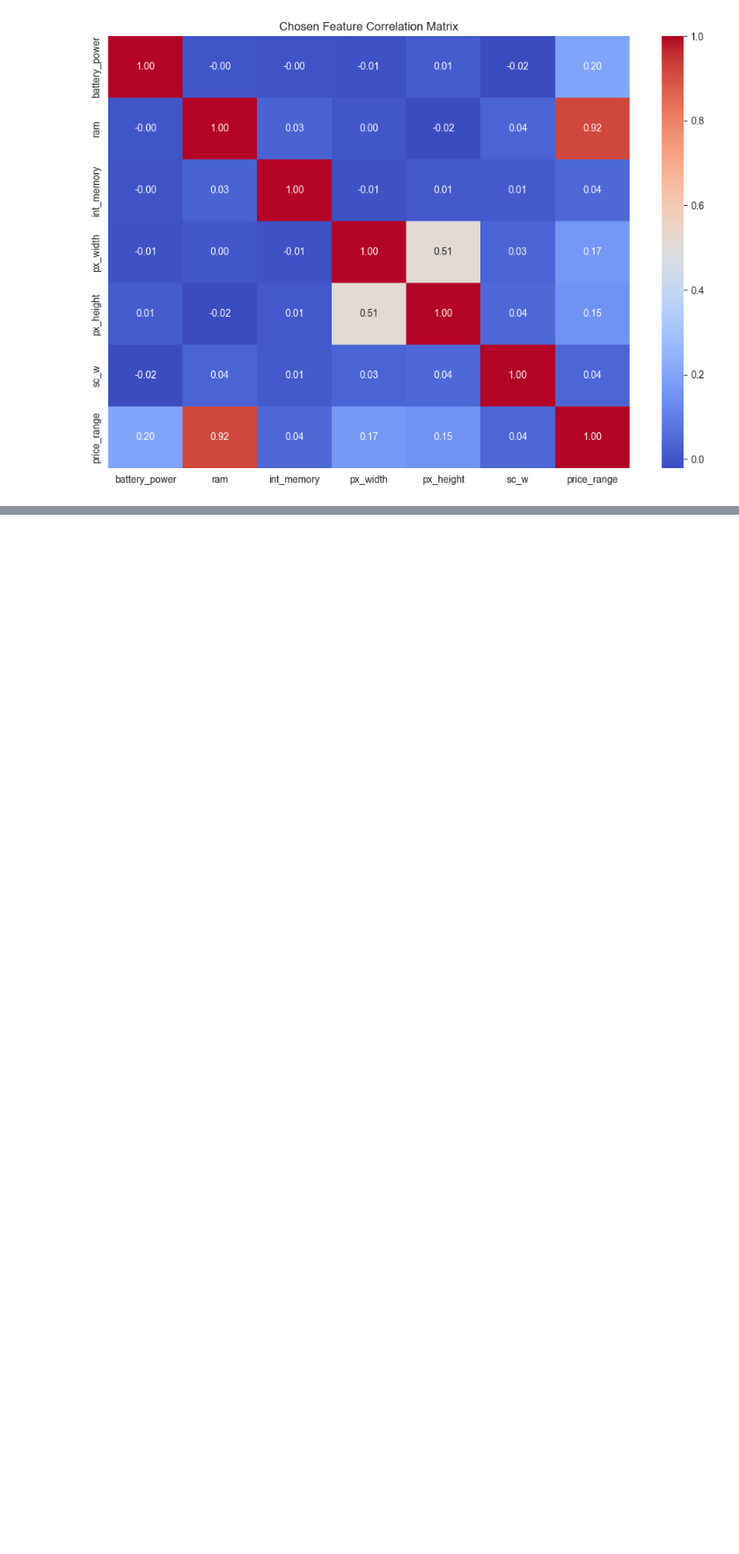
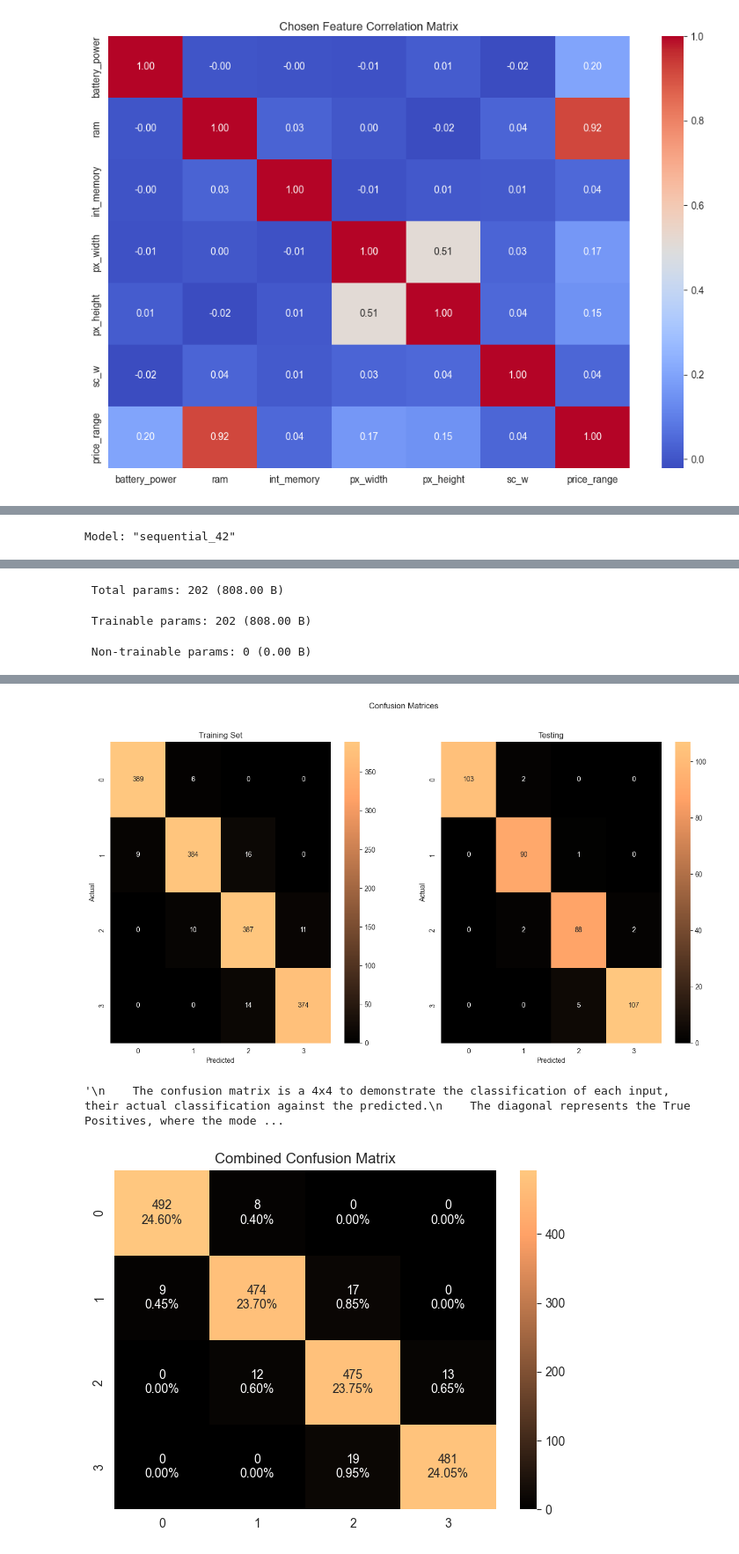
Before and after one commit to M-Byte480/cs4287-NNC-Multi-Layer-Perceptron-Phone-Price-Classifier, a Jupyter notebook: CS4287-Prj1-21308128-21331308.ipynb, the cells around one changed output, grey strips where cells are left out. Shown at 88% size. Drawn from its saved outputs; the diff is of its cells as text; code cells hidden in the pictures; blank space fills up the shorter version.

```diff
--- a/CS4287-Prj1-21308128-21331308.ipynb
+++ b/CS4287-Prj1-21308128-21331308.ipynb
@@ -279,12 +323,40 @@ def selu_prime(y: float, scale = 1, alpha = 1):
 # %%
-# Loss Functions
-def mean(output_activations: float, actual: float) -> float:
-    """Return the vector of partial derivatives partial C_x partial a for the output activations."""
-    return output_activations-actual
+LEARNING_RATE = 0.001
+EPOCH = 40
+MINI_BATCH_SIZE = 10
+VERBOSE = 0
+NUMBER_OF_CLASSIFICATIONS = 4
+ACTIVATION_FUNCTION = 'relu'
 
-def mean_squared_error(output_activations, actual):
-    return np.square(output_activations - actual)
+x_train, x_test, y_train, y_test = split_and_normalise_data(5)
 
-def cross_entropy_loss(output, expected_output):
-    output = np.clip(output, 1e-12, 1. - 1e-12)
-    return -np.sum(expected_output * np.log(output)) / output.shape[0]
+adam_optimizer = tf.keras.optimizers.Adam(learning_rate=LEARNING_RATE)
+
+model = ClassificationMultiLayerPerceptron(
+    LAYERS = [6, 18],
+    EPOCH = EPOCH,
+    MINI_BATCH_SIZE = MINI_BATCH_SIZE,
+    VERBOSE = VERBOSE,
+    NUMBER_OF_CLASSIFICATIONS = NUMBER_OF_CLASSIFICATIONS,
+    ACTIVATION_FUNCTION = ACTIVATION_FUNCTION
+)
+
+model.get_summary()
+
+model.compile(OPTIMIZER=adam_optimizer, LOSS_FUNCTION='sparse_categorical_crossentropy', METRICS = ['accuracy'])
+
+model.fit(training=(x_train, y_train), testing=(x_test, y_test))
+
+model.generate_confusion_matrix(training=(x_train, y_train), testing=(x_test, y_test))
+model.plot_confusion_matrix()
+
+"""
+    The confusion matrix is a 4x4 to demonstrate the classification of each input, their actual classification against the predicted.
+    The diagonal represents the True Positives, where the model correctly classified the input
+        (0 classed in 0, 1 classed in 1, etc)
+    The values above the diagonal are False Negatives, where the model predicted to belong in a different class than where they actually belonged.
+        (0 classed in 1, 2, 3. Looking at the row)
+    Values below the diagonal are False Positives, where the outputs belonged in a different class yet predicted incorrectly.
+        (1, 2, 3 classed into 0. Looking at the column)
+"""
+# %% [output]
@@ -290,0 +367 @@ def cross_entropy_loss(output, expected_output):
+Model: "sequential_42"
@@ -290,0 +375,3 @@ def cross_entropy_loss(output, expected_output):
+ Total params: 202 (808.00 B)
+ Trainable params: 202 (808.00 B)
+ Non-trainable params: 0 (0.00 B)
@@ -290,0 +380,3 @@ def cross_entropy_loss(output, expected_output):
+[figure, added]
+'\n    The confusion matrix is a 4x4 to demonstrate the classification of each input, their actual classification against the predicted.\n    The diagonal represents the True Positives, where the mode ...
+[figure, added]
```
Also changed, not shown: parts of 13 cells of this notebook.
